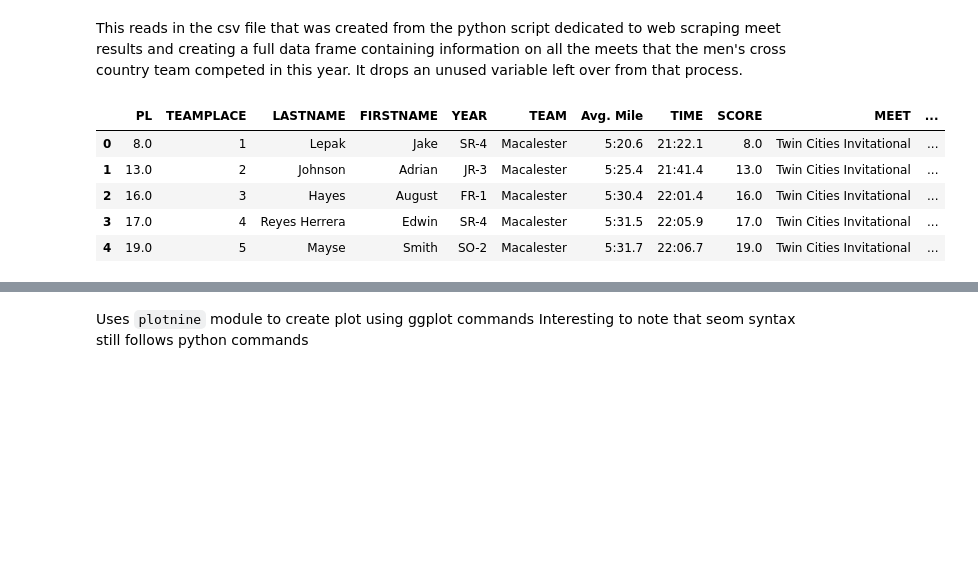
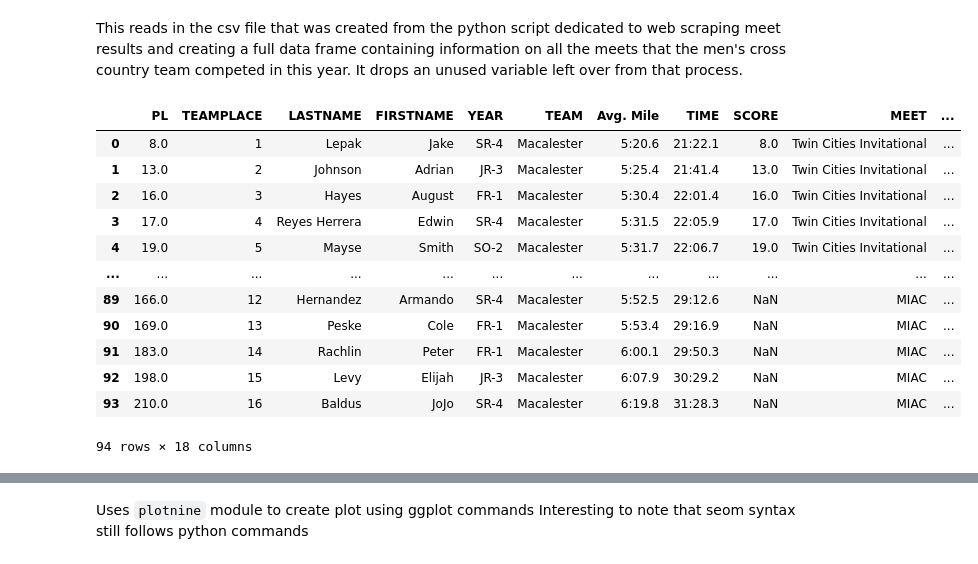
Before and after one commit to ereyesherrera/web_scraping_project, a Jupyter notebook: MACXC_dataViz.ipynb, the cells around one changed output, grey strips where cells are left out. Cells and saved outputs as stored; diff of their text form; code cells hidden in the pictures; blank space fills up the shorter version.

```diff
--- a/MACXC_dataViz.ipynb
+++ b/MACXC_dataViz.ipynb
@@ -16,14 +16,21 @@ This reads in the csv file that was created from the python script dedicated to
 # %%
 MeetInfo = pd.read_csv("MeetTimes_19.csv")
 MeetInfo = MeetInfo.drop(['Unnamed: 0'], axis=1)
-MeetInfo.head()
+MeetInfo
 # %% [output]
 |  | PL | TEAMPLACE | LASTNAME | FIRSTNAME | YEAR | TEAM | Avg. Mile | TIME | SCORE | MEET | ... |
 | 0 | 8.0 | 1 | Lepak | Jake | SR-4 | Macalester | 5:20.6 | 21:22.1 | 8.0 | Twin Cities Invitational | ... |
 | 1 | 13.0 | 2 | Johnson | Adrian | JR-3 | Macalester | 5:25.4 | 21:41.4 | 13.0 | Twin Cities Invitational | ... |
 | 2 | 16.0 | 3 | Hayes | August | FR-1 | Macalester | 5:30.4 | 22:01.4 | 16.0 | Twin Cities Invitational | ... |
 | 3 | 17.0 | 4 | Reyes Herrera | Edwin | SR-4 | Macalester | 5:31.5 | 22:05.9 | 17.0 | Twin Cities Invitational | ... |
 | 4 | 19.0 | 5 | Mayse | Smith | SO-2 | Macalester | 5:31.7 | 22:06.7 | 19.0 | Twin Cities Invitational | ... |
+| ... | ... | ... | ... | ... | ... | ... | ... | ... | ... | ... | ... |
+| 89 | 166.0 | 12 | Hernandez | Armando | SR-4 | Macalester | 5:52.5 | 29:12.6 | NaN | MIAC | ... |
+| 90 | 169.0 | 13 | Peske | Cole | FR-1 | Macalester | 5:53.4 | 29:16.9 | NaN | MIAC | ... |
+| 91 | 183.0 | 14 | Rachlin | Peter | FR-1 | Macalester | 6:00.1 | 29:50.3 | NaN | MIAC | ... |
+| 92 | 198.0 | 15 | Levy | Elijah | JR-3 | Macalester | 6:07.9 | 30:29.2 | NaN | MIAC | ... |
+| 93 | 210.0 | 16 | Baldus | JoJo | SR-4 | Macalester | 6:19.8 | 31:28.3 | NaN | MIAC | ... |
+94 rows × 18 columns
 # %%
 g = sns.FacetGrid(MeetInfo, col="LASTNAME", hue = "FIRSTNAME", col_wrap=5)
 (g.map(plt.plot,"MEET", "TEAMPLACE", marker=".")
```
Also changed, not shown: parts of 8 cells of this notebook, 1 other file.
